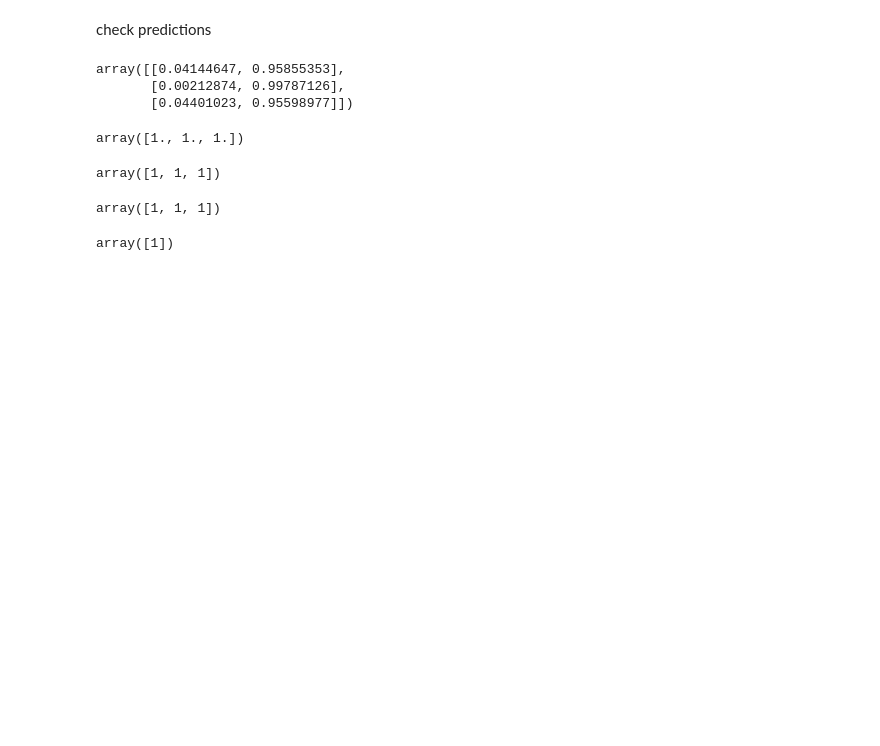
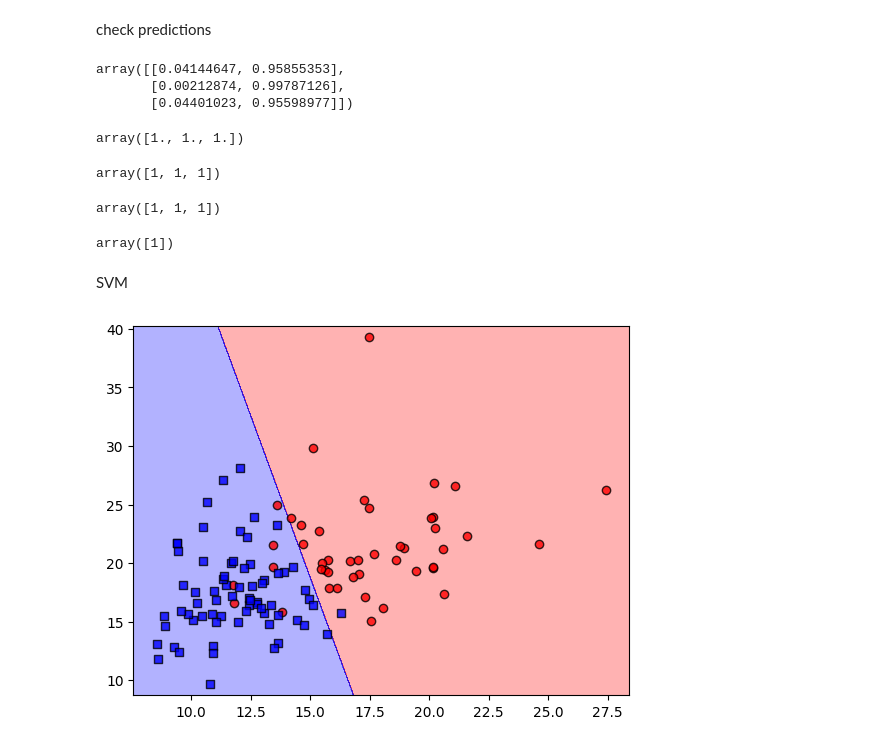
Before and after one commit to addo561/Pytorch-book-chapters, a Jupyter notebook: chapter3.ipynb, the cells around one changed output. Drawn from its saved outputs; the diff is of its cells as text; code cells hidden in the pictures; blank space fills up the shorter version.

```diff
--- a/chapter3.ipynb
+++ b/chapter3.ipynb
@@ -136,3 +136,5 @@ array([1, 1, 1])
 lr.predict(X_test[0,:].reshape(1,-1))
 # %% [output]
 array([1])
+# %% [markdown]
+SVM
@@ -138,0 +143,6 @@ array([1])
+# %%
+svm = SVC(kernel='linear',C=1.0,random_state=1)
+svm.fit(X_train,y_train)
+plot_decision_regions(X_test,y_test,classifier=svm)
+# %% [output]
+[figure, added]
```
Also changed, not shown: parts of 3 cells of this notebook.
